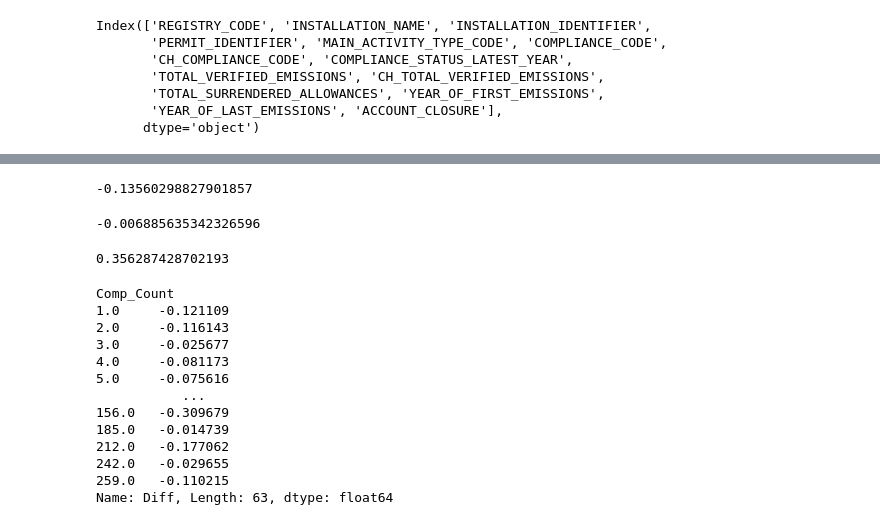
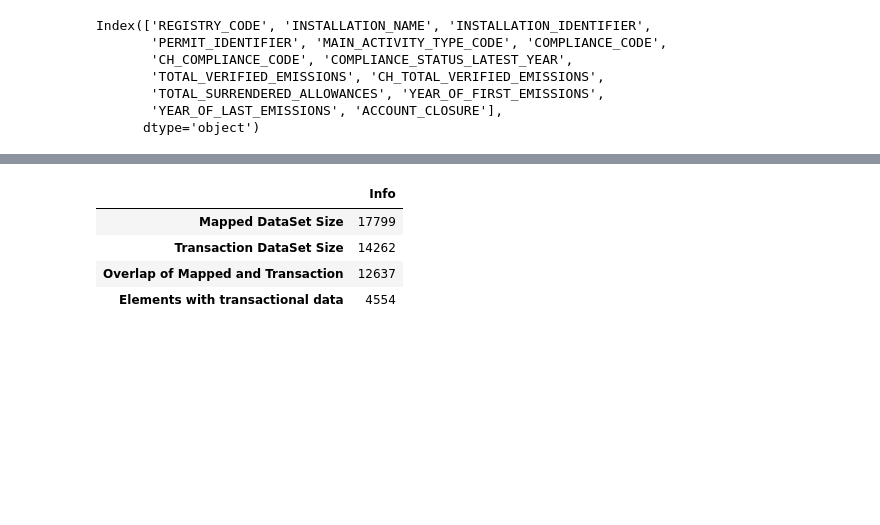
Before and after one commit to BenBowring/EnergyData, a Jupyter notebook: DataInvestigation.ipynb, the cells around one changed output, grey strips where cells are left out. Saved outputs shown, nothing was run; the diff lists cells and outputs as text; code cells hidden in the pictures; blank space fills up the shorter version.

```diff
--- a/DataInvestigation.ipynb
+++ b/DataInvestigation.ipynb
@@ -175,28 +184,12 @@ sns.displot(count_df[count_df['Comp_Count'] >= 100]['Diff'], kind="kde")
-# %%
-count_df[count_df['Comp_Count'] < 10]['Diff'].skew()
-# %% [output]
--0.13560298827901857
-# %%
-count_df[(count_df['Comp_Count'] < 100) & (count_df['Comp_Count'] >= 10)]['Diff'].skew()
-# %% [output]
--0.006885635342326596
-# %%
-count_df[count_df['Comp_Count'] >= 100]['Diff'].skew()
-# %% [output]
-0.356287428702193
-# %%
-count_df.groupby('Comp_Count')['Diff'].mean()
-# %% [output]
-Comp_Count
-1.0     -0.121109
-2.0     -0.116143
-3.0     -0.025677
-4.0     -0.081173
-5.0     -0.075616
-           ...
-156.0   -0.309679
-185.0   -0.014739
-212.0   -0.177062
-242.0   -0.029655
-259.0   -0.110215
-Name: Diff, Length: 63, dtype: float64
+# %%
+info_df = pd.DataFrame()
+info_df["Info"] = info_array
+info_df.index = ["Mapped DataSet Size", "Transaction DataSet Size", "Overlap of Mapped and Transaction",
+                 "Elements with transactional data"]
+info_df
+# %% [output]
+|  | Info |
+| Mapped DataSet Size | 17799 |
+| Transaction DataSet Size | 14262 |
+| Overlap of Mapped and Transaction | 12637 |
+| Elements with transactional data | 4554 |
```
Also changed, not shown: parts of 25 cells of this notebook.
